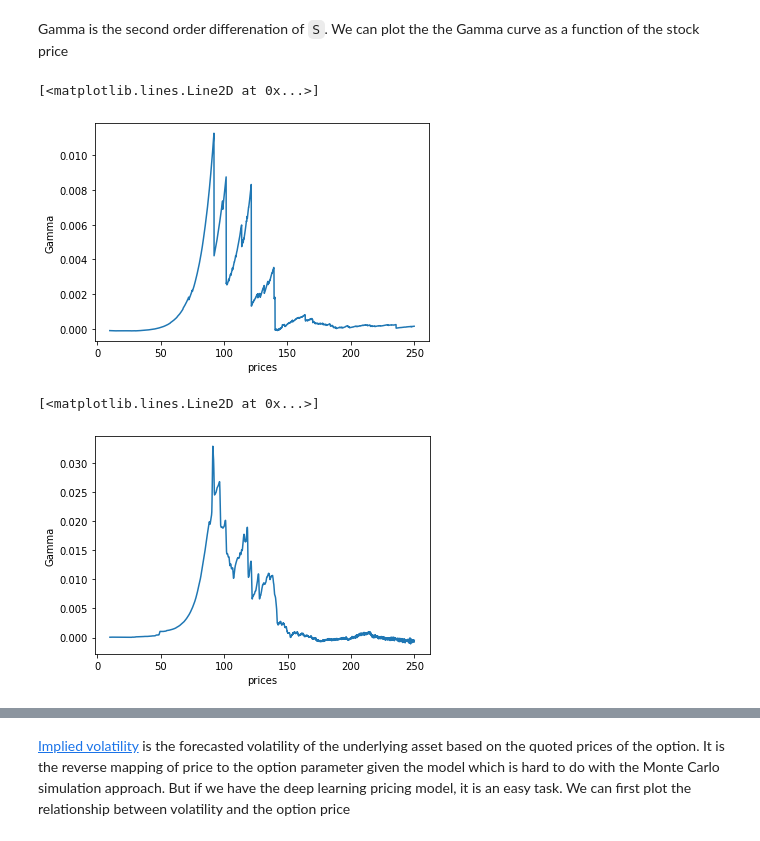
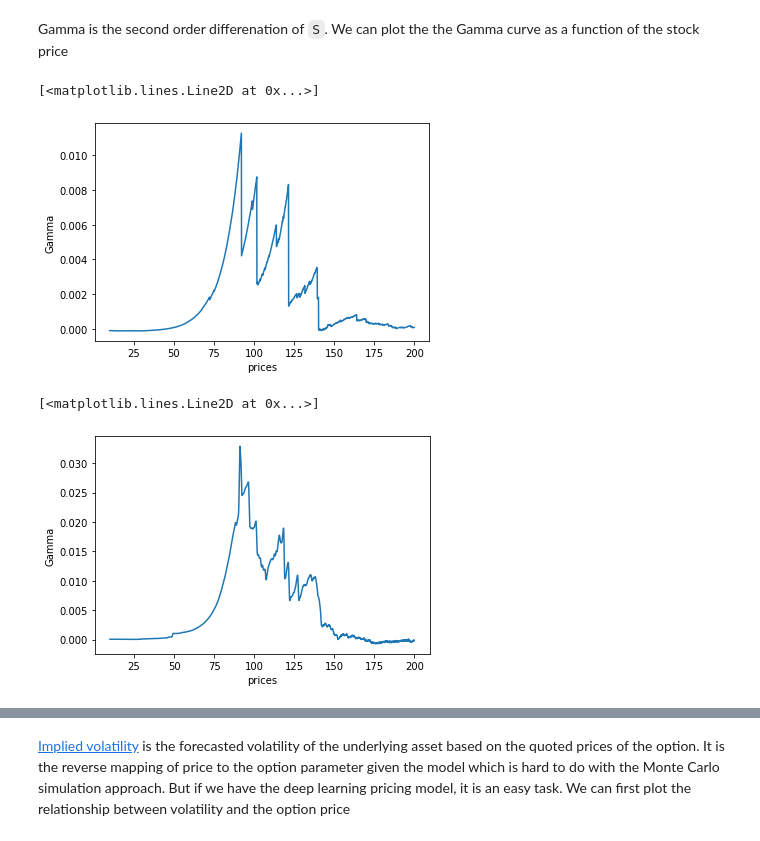
Before and after one commit to xinyanz-erin/Applied-Finance-Project, a Jupyter notebook: From Colab/Combined3.ipynb, the cells around one changed output, grey strips where cells are left out. Cells and saved outputs as stored; diff of their text form; code cells hidden in the pictures.

```diff
--- a/From Colab/Combined3.ipynb
+++ b/From Colab/Combined3.ipynb
@@ -461,7 +461,7 @@ def compute_delta(S):
     x.backward()
     first_order_gradient = inputs.grad
     return first_order_gradient[0][2]
-prices = np.arange(10, 300, 0.1)
+prices = np.arange(10, 200, 0.1)
 deltas = []
 for p in prices:
     deltas.append(compute_delta(p).item())
@@ -481,7 +481,7 @@ def compute_delta(S):
     inputs2 = torch.tensor([[110.0, 0.0, S + epsilon, 0.35, 0.1, 0.05] + ([110.0, 0.0, 110.0, 0.35, 0.1, 0.05]*2)]).cuda()
     delta = (model(inputs2.float()) - model(inputs1.float()))/epsilon
     return delta
-prices = np.arange(10, 300, 0.1)
+prices = np.arange(10, 200, 0.1)
 deltas = []
 for p in prices:
     deltas.append(compute_delta(p).item())
@@ -501,7 +501,7 @@ def compute_delta(S):
     inputs2 = torch.tensor([[110.0, 0.0, S + epsilon, 0.35, 0.1, 0.05]*3]).cuda()
     delta = (model(inputs2.float()) - model(inputs1.float()))/epsilon
     return delta
-prices = np.arange(10, 300, 0.1)
+prices = np.arange(10, 200, 0.1)
 deltas = []
 for p in prices:
     deltas.append(compute_delta(p).item())
@@ -540,26 +540,26 @@ Gamma is the second order differenation of `S`. We can plot the the Gamma curve
 # %%
 import pylab
 import numpy as np
 def compute_gamma(S):
     inputs = torch.tensor([[110.0, 0.0, S, 0.35, 0.1, 0.05] + ([110.0, 0.0, 110.0, 0.35, 0.1, 0.05]*2)]).cuda()
     inputs.requires_grad = True
     x = model(inputs.float())
     #x = model(inputs)
     loss_grads = grad(x, inputs, create_graph=True)
     drv = grad(loss_grads[0][0][2], inputs)
     return drv[0][0][2]
 
-prices = np.arange(10, 250, 0.1)
+prices = np.arange(10, 200, 0.1)
 gammas = []
 for p in prices:
     gammas.append(compute_gamma(p).item())
 fig2 = pylab.plot(prices, gammas)
 pylab.xlabel('prices')
 pylab.ylabel('Gamma')
 fig2
 # %% [output]
 [<matplotlib.lines.Line2D at 0x...>]
-[figure, old version]
+[figure, new version]
 # %%
 %matplotlib inline
 import numpy as np
@@ -570,7 +570,7 @@ def compute_gamma(S):
     inputs3 = torch.tensor([[110.0, 0.0, S - epsilon, 0.35, 0.1, 0.05]*3]).cuda()
     delta = (model(inputs2.float()) - 2*model(inputs1.float()) + model(inputs3.float()))/(epsilon**2)
     return delta
-prices = np.arange(10, 250, 0.1)
+prices = np.arange(10, 200, 0.1)
 gammas = []
 for p in prices:
     gammas.append(compute_gamma(p).item())
@@ -580,4 +580,4 @@ pylab.ylabel('Gamma')
 fig
 # %% [output]
 [<matplotlib.lines.Line2D at 0x...>]
-[figure, old version]
+[figure, new version]
```
Also changed, not shown: parts of 5 cells of this notebook.
